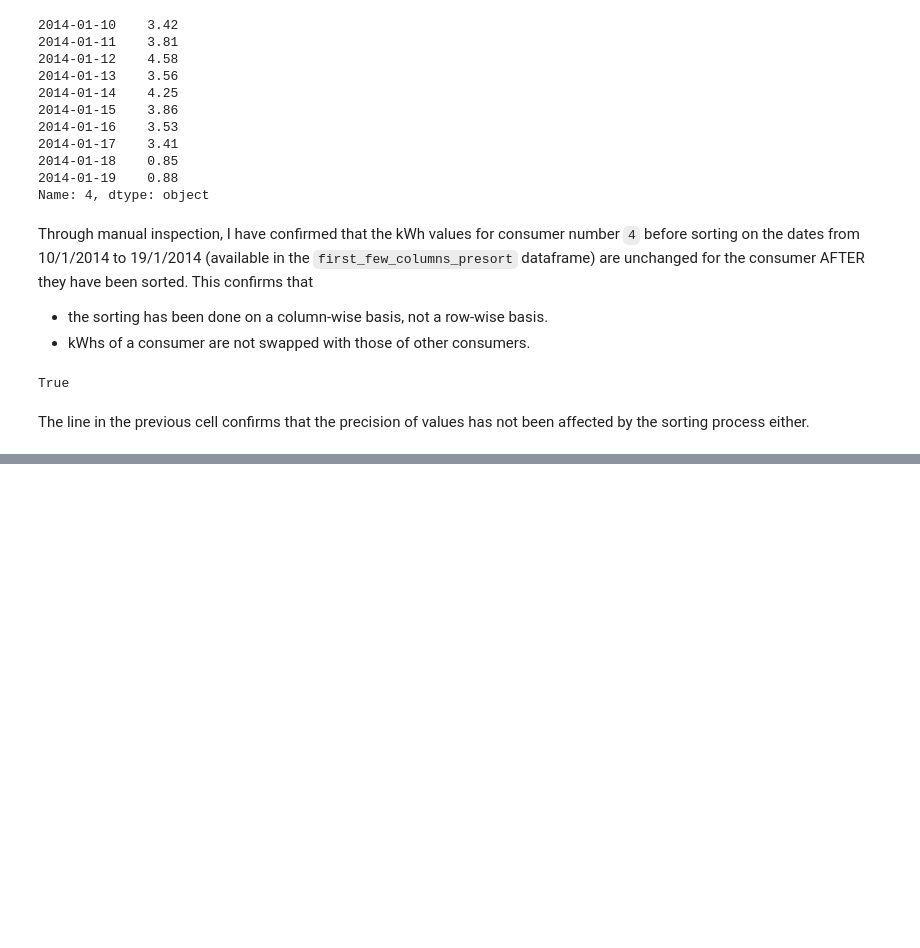
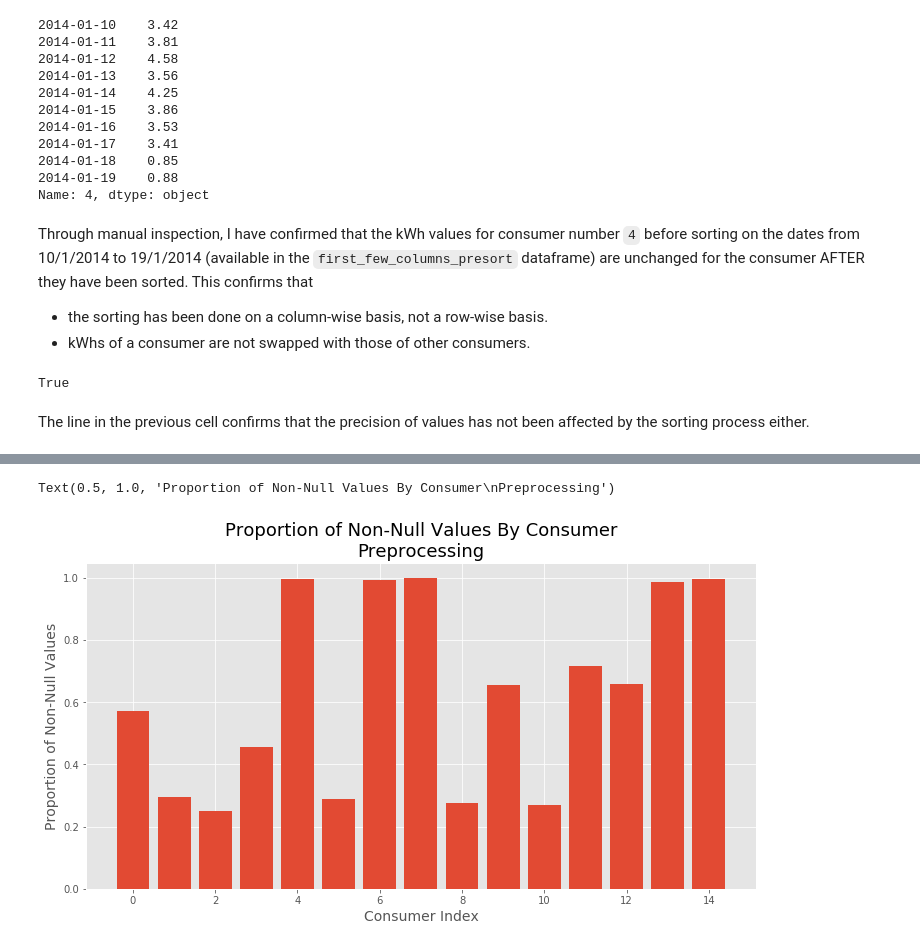
Before and after one commit to SMS-NED16/FYP-DL, a Jupyter notebook: fyp-assignments/03_Data_Preprocessing/Prepocessing_Tests.ipynb, the cells around one changed output, grey strips where cells are left out. Cells and saved outputs as stored; diff of their text form; code cells hidden in the pictures; blank space fills up the shorter version.

```diff
--- a/fyp-assignments/03_Data_Preprocessing/Prepocessing_Tests.ipynb
+++ b/fyp-assignments/03_Data_Preprocessing/Prepocessing_Tests.ipynb
@@ -361,0 +538,3 @@ The line in the previous cell confirms that the precision of values has not been
+# %%
+sorted_kWhs_by_date = sorted_df.transpose().iloc[2:, :]
+sorted_kWhs_by_date.head()
@@ -361,0 +548,5 @@ The line in the previous cell confirms that the precision of values has not been
+# %%
+value_counts = sorted_kWhs_by_date.describe().loc['count']
+# %%
+value_counts_df = pd.DataFrame(value_counts)
+value_counts_df.head()
@@ -361,0 +560,9 @@ The line in the previous cell confirms that the precision of values has not been
+# %%
+plt.figure(figsize=(12, 6))
+plt.bar(x=value_counts_df.index, height=value_counts_df['count'] / NUM_DAYS)
+plt.xlabel('Consumer Index', fontsize=14)
+plt.ylabel('Proportion of Non-Null Values', fontsize=14)
+plt.title('Proportion of Non-Null Values By Consumer\nPreprocessing', fontsize=18)
+# %% [output]
+Text(0.5, 1.0, 'Proportion of Non-Null Values By Consumer\nPreprocessing')
+[figure, added]
```
Also changed, not shown: parts of 47 cells of this notebook.
